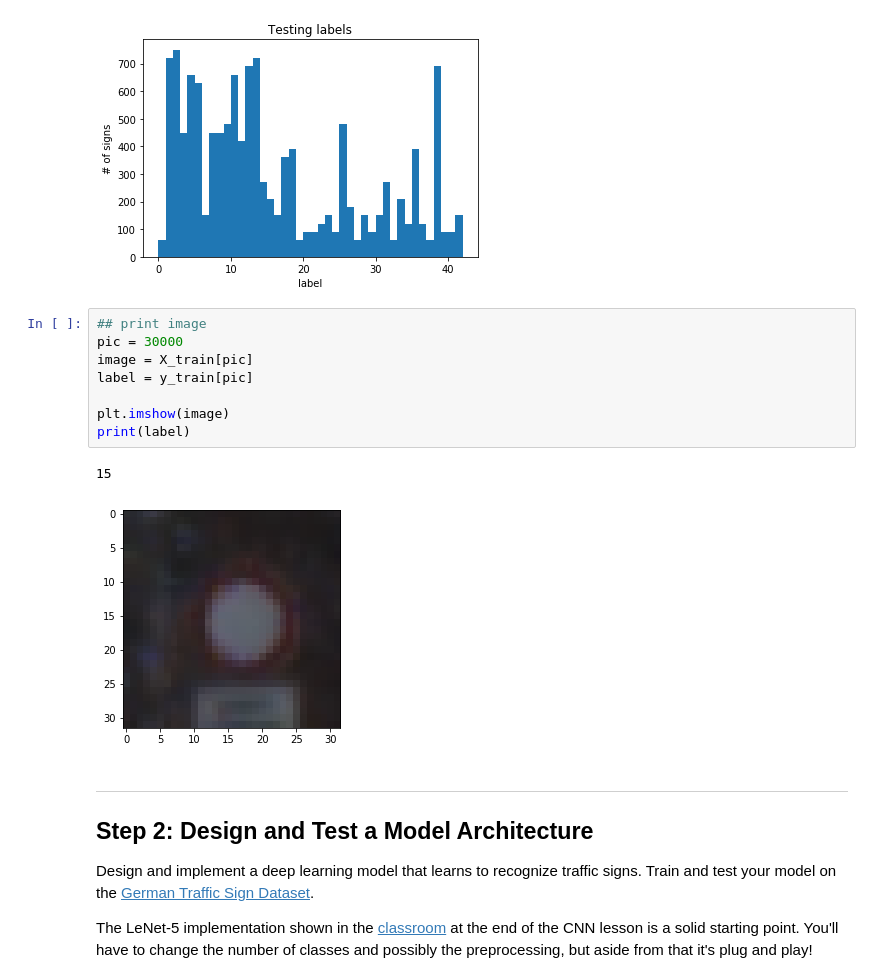
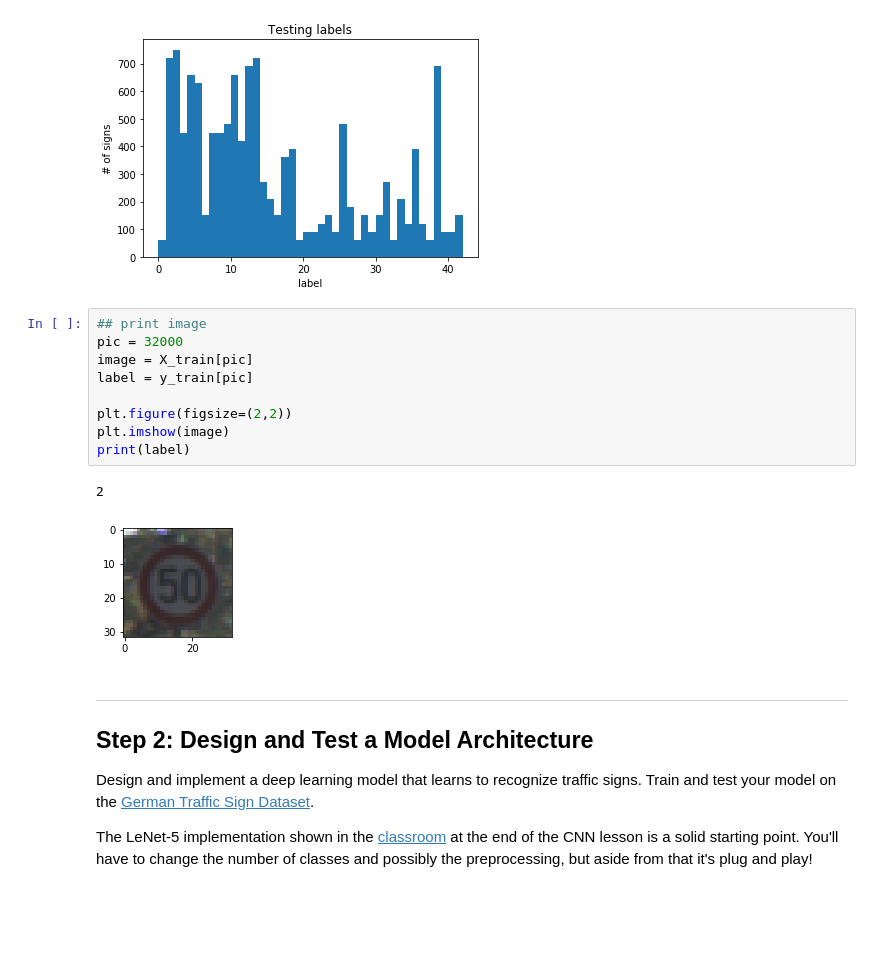
Before and after one commit to steve3424/CarND-Traffic-Sign-Classifier-Project, a Jupyter notebook: Traffic_Sign_Classifier.ipynb, the cells around one changed output. Saved outputs shown, nothing was run; the diff lists cells and outputs as text; blank space fills up the shorter version.

```diff
--- a/Traffic_Sign_Classifier.ipynb
+++ b/Traffic_Sign_Classifier.ipynb
@@ -122,15 +122,16 @@ plt.show()
 [figure]
 # %%
 ## print image
-pic = 30000
+pic = 32000
 image = X_train[pic]
 label = y_train[pic]
 
+plt.figure(figsize=(2,2))
 plt.imshow(image)
 print(label)
 # %% [output]
-15
+2
-[figure, old version]
+[figure, new version]
 # %% [markdown]
 ----
 
```
Also changed, not shown: parts of 11 cells of this notebook, 8 other files.
